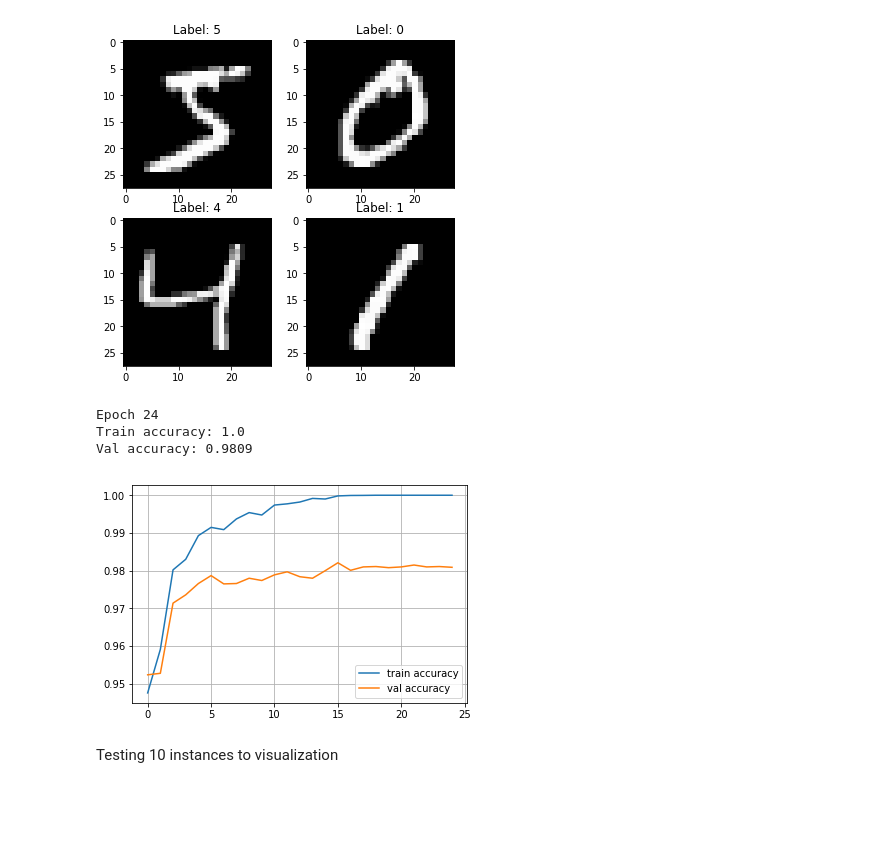
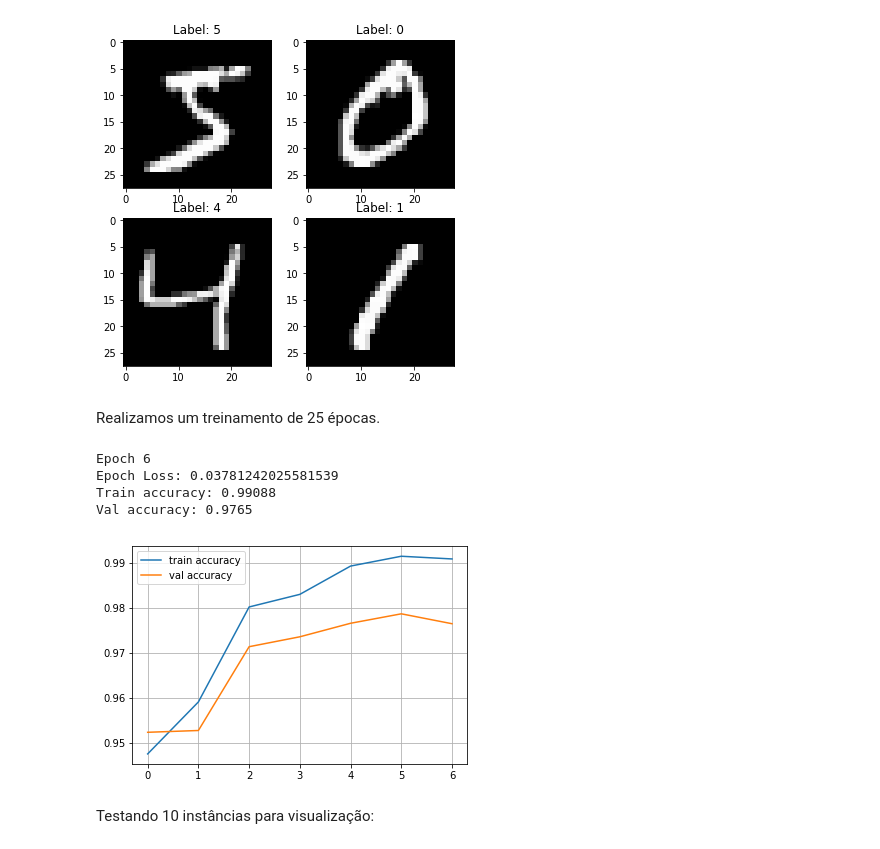
Before and after one commit to joaopedroteo/mlp-mnist, a Jupyter notebook: MLP_MNIST.ipynb, the cells around one changed output. Drawn from its saved outputs; the diff is of its cells as text; code cells hidden in the pictures; blank space fills up the shorter version.

```diff
--- a/MLP_MNIST.ipynb
+++ b/MLP_MNIST.ipynb
@@ -221,36 +200,44 @@ network.append(ReLU())
 network.append(Dense(200,10))
 # %% [output]
 [figure]
+# %% [markdown]
+Realizamos um treinamento de 25 épocas.
 # %%
 from IPython.display import clear_output
 train_log = []
 val_log = []
 
 for epoch in range(25):
+    losses = []
     for x_batch,y_batch in iterate_minibatches(X_train,y_train,batchsize=32,shuffle=True):
-        train(network,x_batch,y_batch)
+        l = train(network,x_batch,y_batch)
+        losses.append(l)
 
+    losses = np.array(losses)
+    epoch_loss = np.mean(losses)
 
     train_log.append(np.mean(predict(network,X_train)==y_train))
     val_log.append(np.mean(predict(network,X_val)==y_val))
 
     clear_output()
 
     print("Epoch",epoch)
+    print("Epoch Loss:", epoch_loss)
     print("Train accuracy:",train_log[-1])
     print("Val accuracy:",val_log[-1])
     plt.plot(train_log,label='train accuracy')
     plt.plot(val_log,label='val accuracy')
     plt.legend(loc='best')
     plt.grid()
     plt.show()
 # %% [output]
-Epoch 24
-Train accuracy: 1.0
-Val accuracy: 0.9809
+Epoch 6
+Epoch Loss: 0.03781242025581539
+Train accuracy: 0.99088
+Val accuracy: 0.9765
-[figure, old version]
+[figure, new version]
-# %% [markdown]
-Testing 10 instances to visualization
+# %% [markdown]
+Testando 10 instâncias para visualização:
 # %%
 test_log = []
 plt.figure(figsize=[6,6])
```
Also changed, not shown: parts of 31 cells of this notebook, 3 other files.
